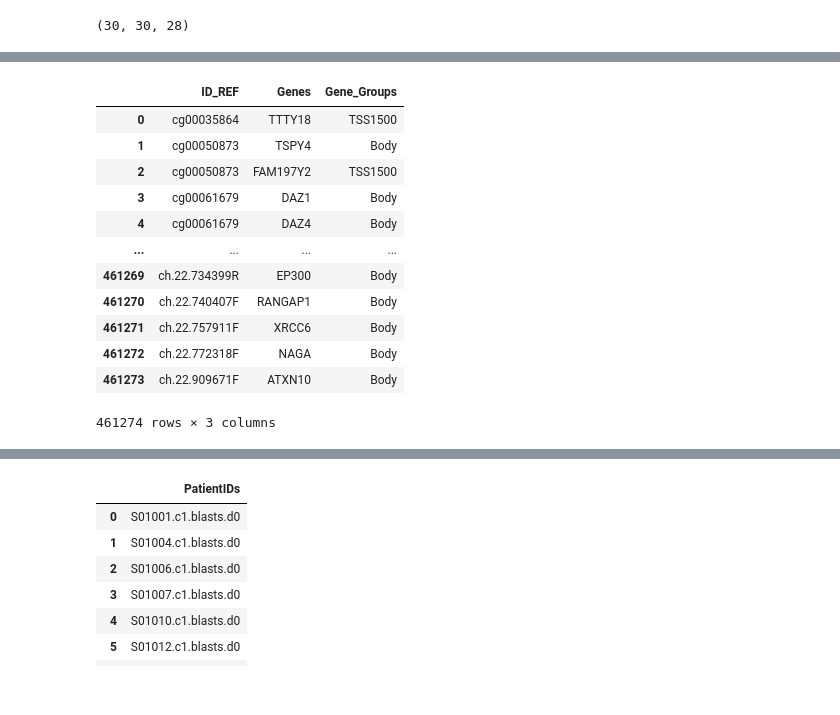
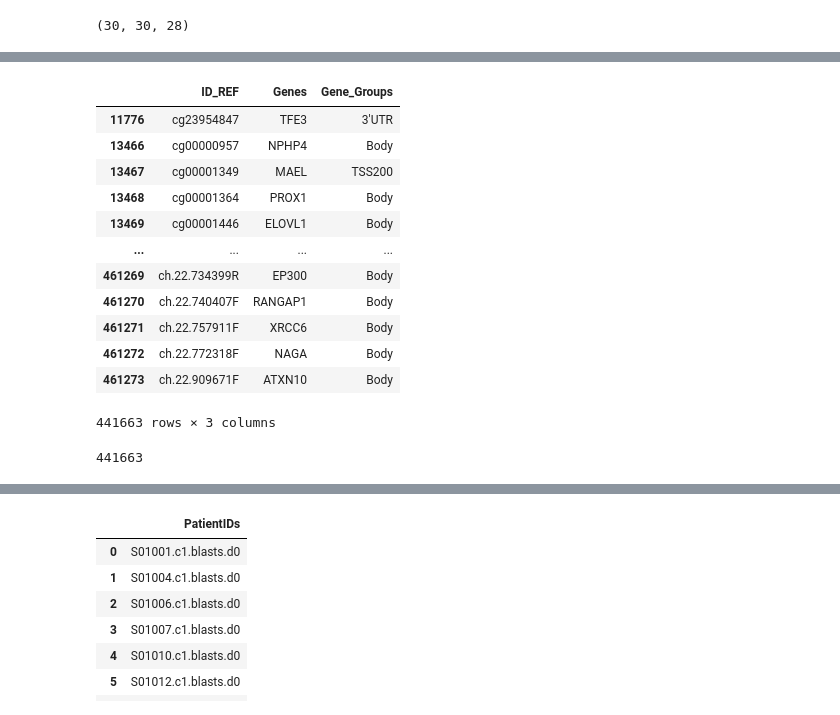
Before and after one commit to anuprulez/nanosampler, a Jupyter notebook: AML/preprocess_HumanMethylation450_dataset.ipynb, the cells around one changed output, grey strips where cells are left out. Cells and saved outputs as stored; diff of their text form; code cells hidden in the pictures.

```diff
--- a/AML/preprocess_HumanMethylation450_dataset.ipynb
+++ b/AML/preprocess_HumanMethylation450_dataset.ipynb
@@ -94,3 +68,18 @@ probe_mapper_full
 | 485575 | rs877309 | rs877309 | 54760445 | CCCCAACCCAAAACCTCTATAATTCACAAAACA... | NaN | NaN | II | ... |
 | 485576 | rs4331560 | rs4331560 | 10654345 | CATAACATTTCTCATCCAATAACTCACTCCATC... | NaN | NaN | II | ... |
 485577 rows × 37 columns
+# %%
+# filter probes
+## https://github.com/mwsill/mnp_training/blob/master/preprocessing.R
+### https://github.com/lizhiqi49/SAGCN/tree/main/code/preprocessing/filter
+# https://www.ncbi.nlm.nih.gov/pmc/articles/PMC8235477/
+
+# list of probes for SNP
+snp_probes = pd.read_csv(base_path + "snp_7998probes.vh20151030.txt", sep=",", header=None)
+len(snp_probes[0].tolist())
+probes_snp = snp_probes[0].tolist()
+# %%
+# list of probes for CHR X and Y
+probe_mapper_x_y = probe_mapper_full[probe_mapper_full["Chromosome_36"].isin(["X", "Y"])] #df[~df['col_name'].isin(values_list)]
+probe_x_y = probe_mapper_x_y["ID"].tolist()
+len(probe_x_y)
@@ -203,3 +197,14 @@ df_probe_signals_merged
 461274 rows × 267 columns
 # %%
 #df_probe_signals_merged[df_probe_signals_merged["Genes"] == "RIC3"]
+
+### Filter probes based on X,Y CHR and SNP probes
+
+## probes_snp, probe_x_y
+
+excluded_probes = probes_snp
+excluded_probes.extend(probe_x_y)
+print(len(excluded_probes))
+
+df_probe_signals_merged_no_snp_x_y = df_probe_signals_merged[~df_probe_signals_merged["ID_REF"].isin(excluded_probes)]
+df_probe_signals_merged_no_snp_x_y
@@ -331,22 +335,24 @@ merged_do_d8_transpose
 # %%
-info_cols = df_probe_signals_merged[["ID_REF", "Genes", "Gene_Groups"]]
+info_cols = df_probe_signals_merged_no_snp_x_y[["ID_REF", "Genes", "Gene_Groups"]]
 info_cols
 # %% [output]
 |  | ID_REF | Genes | Gene_Groups |
-| 0 | cg00035864 | TTTY18 | TSS1500 |
-| 1 | cg00050873 | TSPY4 | Body |
-| 2 | cg00050873 | FAM197Y2 | TSS1500 |
-| 3 | cg00061679 | DAZ1 | Body |
-| 4 | cg00061679 | DAZ4 | Body |
+| 11776 | cg23954847 | TFE3 | 3'UTR |
+| 13466 | cg00000957 | NPHP4 | Body |
+| 13467 | cg00001349 | MAEL | TSS200 |
+| 13468 | cg00001364 | PROX1 | Body |
+| 13469 | cg00001446 | ELOVL1 | Body |
 | ... | ... | ... | ... |
 | 461269 | ch.22.734399R | EP300 | Body |
 | 461270 | ch.22.740407F | RANGAP1 | Body |
 | 461271 | ch.22.757911F | XRCC6 | Body |
 | 461272 | ch.22.772318F | NAGA | Body |
 | 461273 | ch.22.909671F | ATXN10 | Body |
-461274 rows × 3 columns
+441663 rows × 3 columns
 # %%
-feature_names = df_probe_signals_merged["ID_REF"] + "_" + df_probe_signals_merged["Genes"]
+feature_names = df_probe_signals_merged_no_snp_x_y["ID_REF"] + "_" + df_probe_signals_merged_no_snp_x_y["Genes"]
 feature_names_list = feature_names.tolist()
-#"Gene_Groups"
+len(feature_names_list)
+# %% [output]
+441663
 # %%
```
Also changed, not shown: parts of 45 cells of this notebook, 2 other files.
